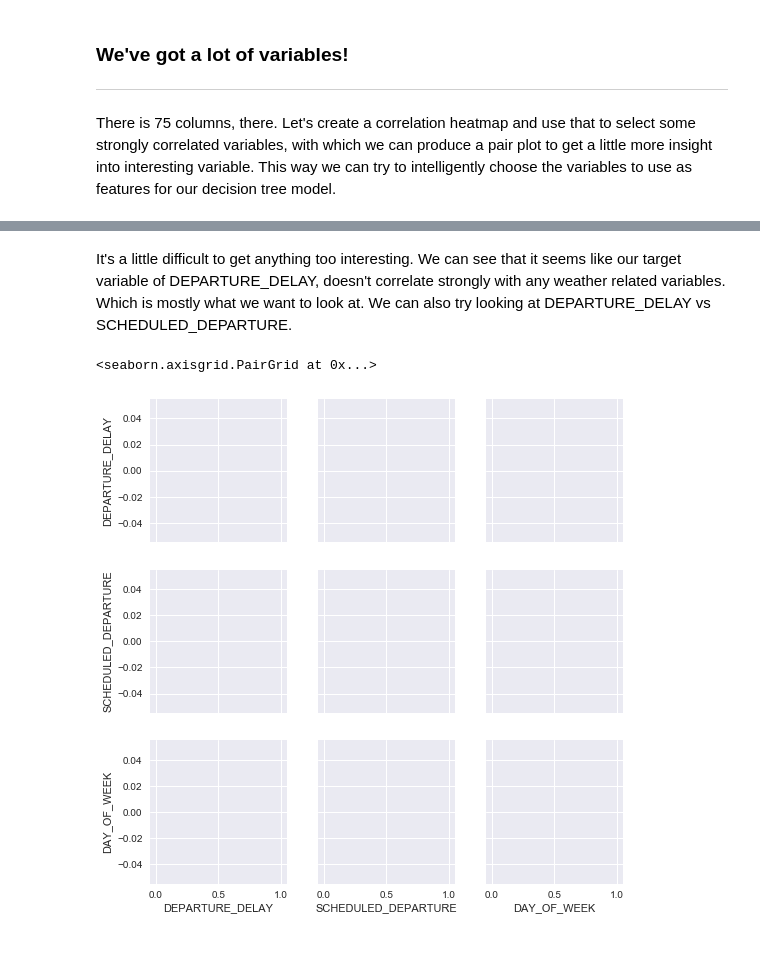
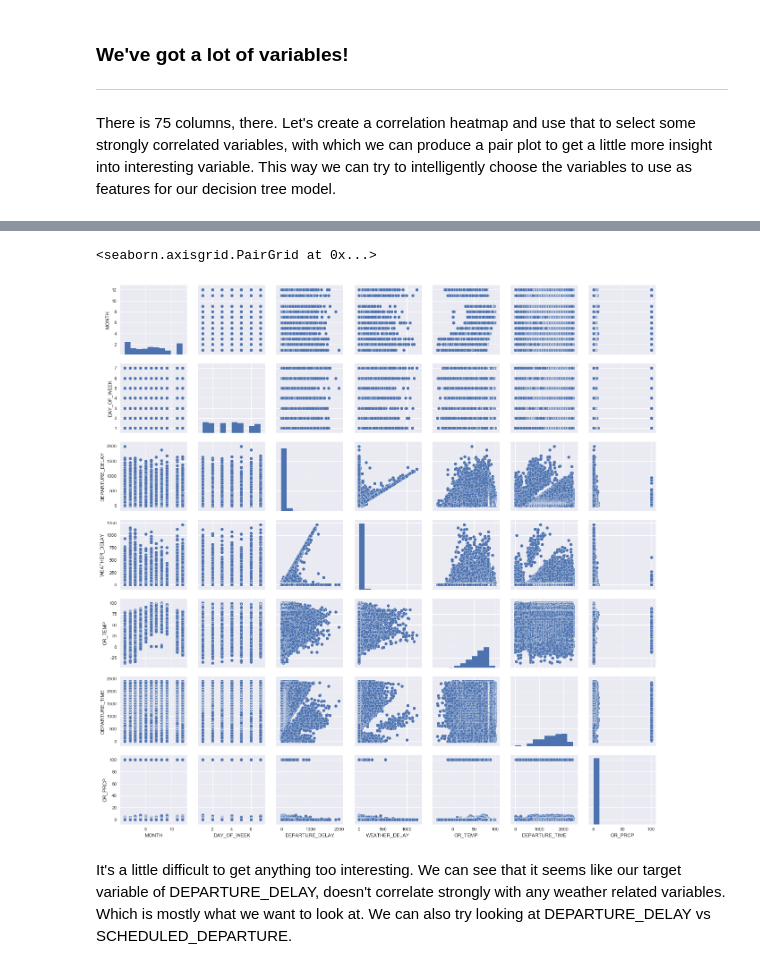
Before and after one commit to UNCG-CSE/Volag, a Jupyter notebook: src/decision_trees.ipynb, the cells around one changed output, grey strips where cells are left out. Drawn from its saved outputs; the diff is of its cells as text; code cells hidden in the pictures.

Commit message:
pairplot to help choose features.

```diff
--- a/src/decision_trees.ipynb
+++ b/src/decision_trees.ipynb
@@ -106,12 +99,9 @@ sns.heatmap(
+# %%
+sns.pairplot(t.dropna())
+# %% [output]
+<seaborn.axisgrid.PairGrid at 0x...>
+[figure, added]
 # %% [markdown]
 It's a little difficult to get anything too interesting. We can see that it seems like our target
 variable of DEPARTURE_DELAY, doesn't correlate strongly with any weather related variables. Which
 is mostly what we want to look at. We can also try looking at DEPARTURE_DELAY vs SCHEDULED_DEPARTURE.
-# %%
-# create a pair plot from the dataset
-#v = fw_df.columns.values
-v=['DEPARTURE_DELAY','SCHEDULED_DEPARTURE','DAY_OF_WEEK']
-sns.pairplot(fw_df.dropna(), vars=v)
-# %% [output]
-<seaborn.axisgrid.PairGrid at 0x...>
-[figure, removed]
```
Also changed, not shown: parts of 8 cells of this notebook.
